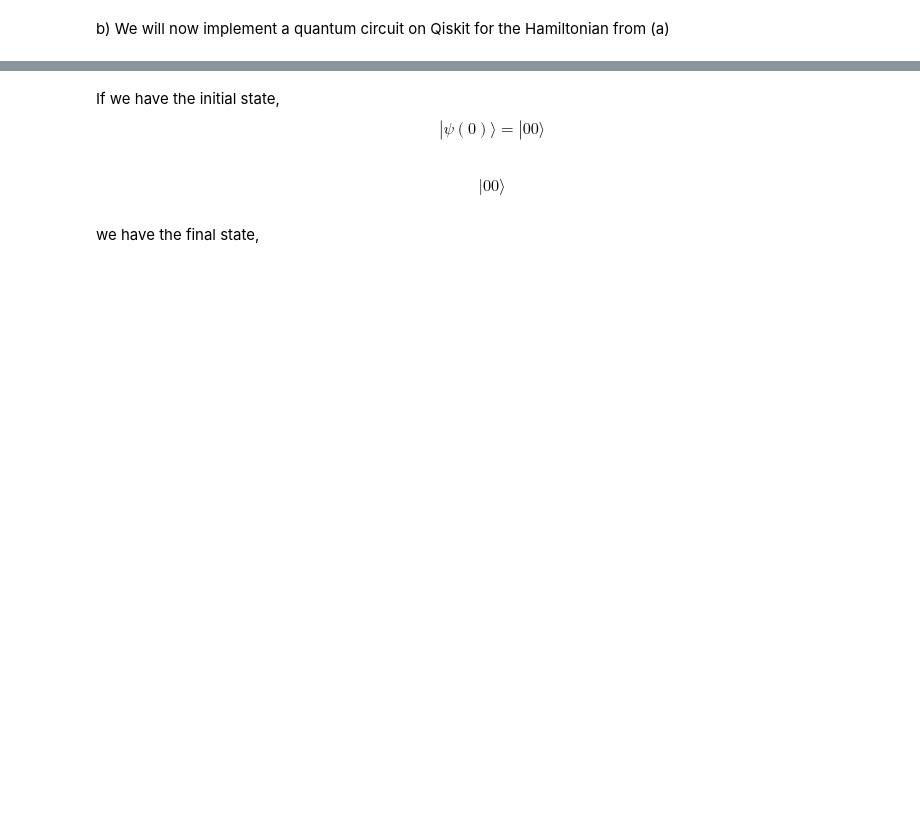
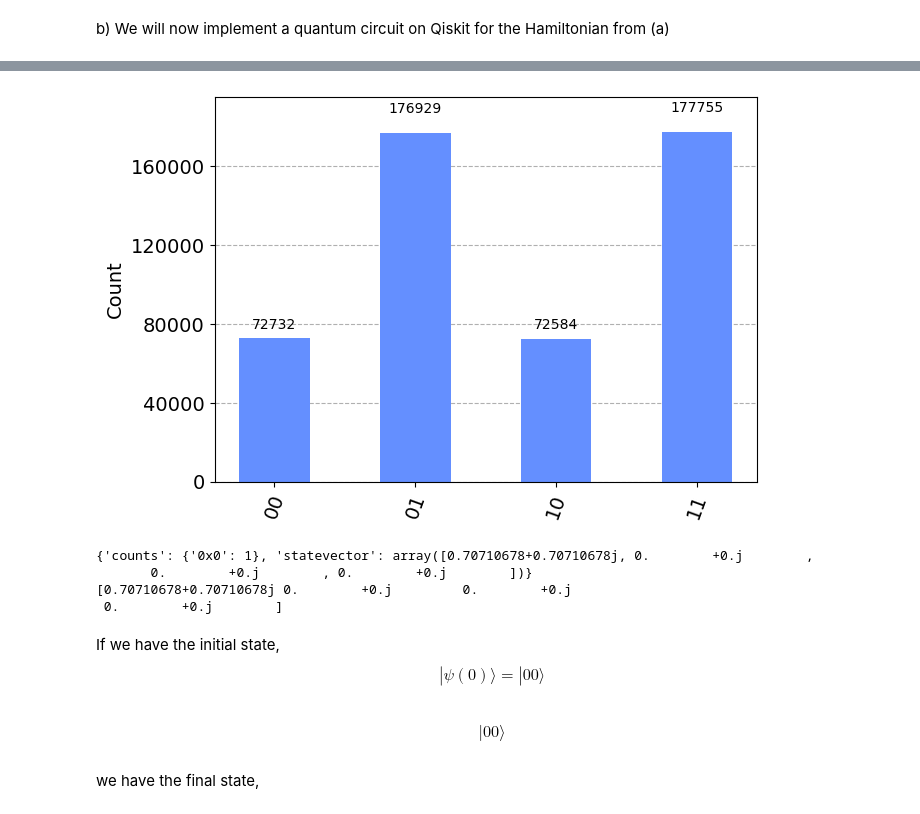
Before and after one commit to PugsGHub/qc_ss_23, a Jupyter notebook: Circuits/Sheet 11/s6puanan_sheet_11.ipynb, the cells around one changed output, grey strips where cells are left out. Drawn from its saved outputs; the diff is of its cells as text; code cells hidden in the pictures; blank space fills up the shorter version.

```diff
--- a/Circuits/Sheet 11/s6puanan_sheet_11.ipynb
+++ b/Circuits/Sheet 11/s6puanan_sheet_11.ipynb
@@ -54,3 +105,27 @@ circuit.draw('mpl')
+# %%
+answer = execute(circuit, backend=BasicAer.get_backend('qasm_simulator'), shots=500000).result().get_counts()
+plot_histogram(answer)
+# %% [output]
+[figure, added]
+# %%
+backend = BasicAer.get_backend('statevector_simulator')
+job = execute(circuit, backend)
+result = job.result()
+
+state_vector = result.get_statevector()
+data = result.data()
+#psi1 = data[0]
+#psi2 = data['psi2']
+print(data)
+#display(state_vector.draw(output = 'latex'))
+#display(psi2.draw(output = 'latex'))
+# Print the statevector
+print(state_vector)
+# %% [output]
+{'counts': {'0x0': 1}, 'statevector': array([0.70710678+0.70710678j, 0.        +0.j        ,
+       0.        +0.j        , 0.        +0.j        ])}
+[0.70710678+0.70710678j 0.        +0.j         0.        +0.j
+ 0.        +0.j        ]
 # %% [markdown]
 If we have the initial state,
 $$|\psi(0)\rangle=|00\rangle$$
```
Also changed, not shown: parts of 20 cells of this notebook.
